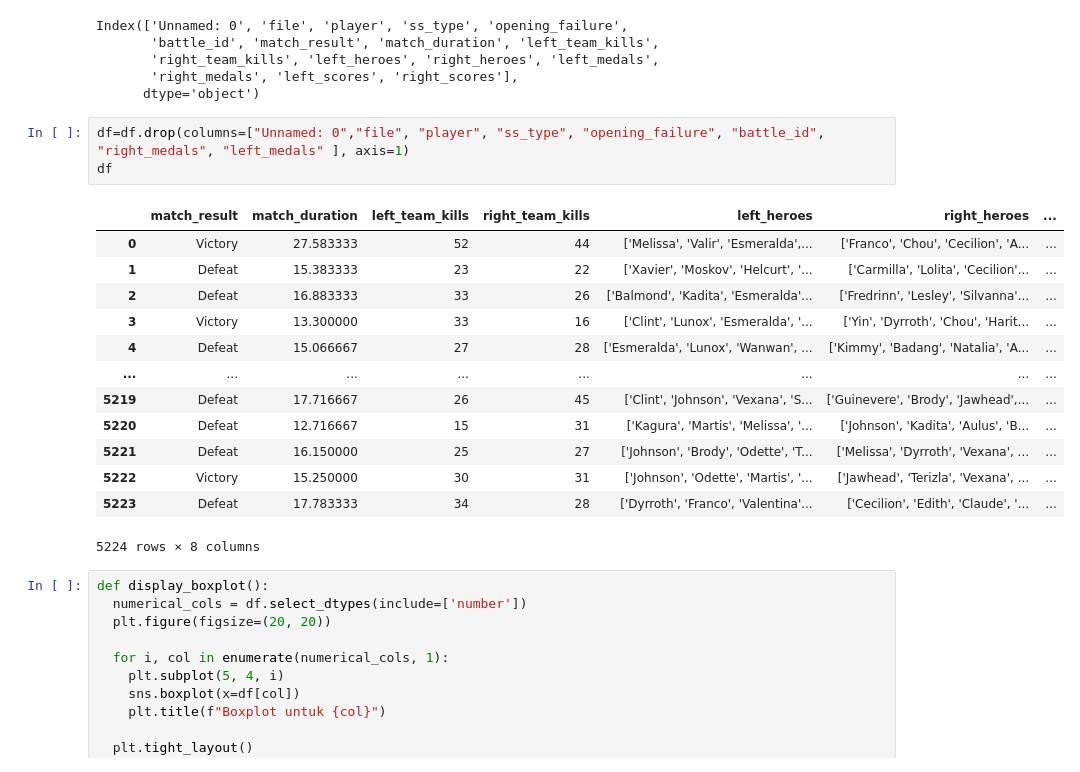
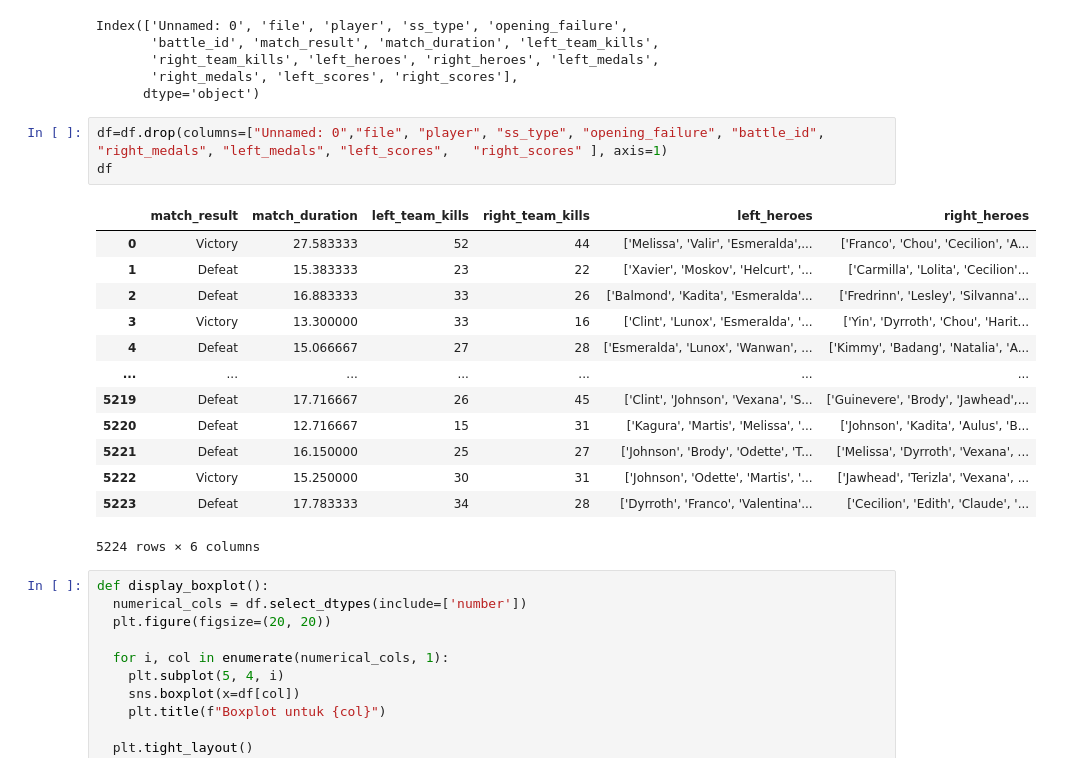
Before and after one commit to renasyan/datmin-tubes-mlbb, a Jupyter notebook: TUBES_DATMIN_MOBILE_LEGEND.ipynb, the cells around one changed output. Cells and saved outputs as stored; diff of their text form.

```diff
--- a/TUBES_DATMIN_MOBILE_LEGEND.ipynb
+++ b/TUBES_DATMIN_MOBILE_LEGEND.ipynb
@@ -72,22 +72,22 @@ Index(['Unnamed: 0', 'file', 'player', 'ss_type', 'opening_failure',
        'right_medals', 'left_scores', 'right_scores'],
       dtype='object')
 # %%
-df=df.drop(columns=["Unnamed: 0","file", "player", "ss_type", "opening_failure", "battle_id", "right_medals", "left_medals" ], axis=1)
+df=df.drop(columns=["Unnamed: 0","file", "player", "ss_type", "opening_failure", "battle_id", "right_medals", "left_medals", "left_scores",	"right_scores" ], axis=1)
 df
 # %% [output]
-|  | match_result | match_duration | left_team_kills | right_team_kills | left_heroes | right_heroes | ... |
-| 0 | Victory | 27.583333 | 52 | 44 | ['Melissa', 'Valir', 'Esmeralda',... | ['Franco', 'Chou', 'Cecilion', 'A... | ... |
-| 1 | Defeat | 15.383333 | 23 | 22 | ['Xavier', 'Moskov', 'Helcurt', '... | ['Carmilla', 'Lolita', 'Cecilion'... | ... |
-| 2 | Defeat | 16.883333 | 33 | 26 | ['Balmond', 'Kadita', 'Esmeralda'... | ['Fredrinn', 'Lesley', 'Silvanna'... | ... |
-| 3 | Victory | 13.300000 | 33 | 16 | ['Clint', 'Lunox', 'Esmeralda', '... | ['Yin', 'Dyrroth', 'Chou', 'Harit... | ... |
-| 4 | Defeat | 15.066667 | 27 | 28 | ['Esmeralda', 'Lunox', 'Wanwan', ... | ['Kimmy', 'Badang', 'Natalia', 'A... | ... |
-| ... | ... | ... | ... | ... | ... | ... | ... |
-| 5219 | Defeat | 17.716667 | 26 | 45 | ['Clint', 'Johnson', 'Vexana', 'S... | ['Guinevere', 'Brody', 'Jawhead',... | ... |
-| 5220 | Defeat | 12.716667 | 15 | 31 | ['Kagura', 'Martis', 'Melissa', '... | ['Johnson', 'Kadita', 'Aulus', 'B... | ... |
-| 5221 | Defeat | 16.150000 | 25 | 27 | ['Johnson', 'Brody', 'Odette', 'T... | ['Melissa', 'Dyrroth', 'Vexana', ... | ... |
-| 5222 | Victory | 15.250000 | 30 | 31 | ['Johnson', 'Odette', 'Martis', '... | ['Jawhead', 'Terizla', 'Vexana', ... | ... |
-| 5223 | Defeat | 17.783333 | 34 | 28 | ['Dyrroth', 'Franco', 'Valentina'... | ['Cecilion', 'Edith', 'Claude', '... | ... |
+|  | match_result | match_duration | left_team_kills | right_team_kills | left_heroes | right_heroes |
+| 0 | Victory | 27.583333 | 52 | 44 | ['Melissa', 'Valir', 'Esmeralda',... | ['Franco', 'Chou', 'Cecilion', 'A... |
+| 1 | Defeat | 15.383333 | 23 | 22 | ['Xavier', 'Moskov', 'Helcurt', '... | ['Carmilla', 'Lolita', 'Cecilion'... |
+| 2 | Defeat | 16.883333 | 33 | 26 | ['Balmond', 'Kadita', 'Esmeralda'... | ['Fredrinn', 'Lesley', 'Silvanna'... |
+| 3 | Victory | 13.300000 | 33 | 16 | ['Clint', 'Lunox', 'Esmeralda', '... | ['Yin', 'Dyrroth', 'Chou', 'Harit... |
+| 4 | Defeat | 15.066667 | 27 | 28 | ['Esmeralda', 'Lunox', 'Wanwan', ... | ['Kimmy', 'Badang', 'Natalia', 'A... |
+| ... | ... | ... | ... | ... | ... | ... |
+| 5219 | Defeat | 17.716667 | 26 | 45 | ['Clint', 'Johnson', 'Vexana', 'S... | ['Guinevere', 'Brody', 'Jawhead',... |
+| 5220 | Defeat | 12.716667 | 15 | 31 | ['Kagura', 'Martis', 'Melissa', '... | ['Johnson', 'Kadita', 'Aulus', 'B... |
+| 5221 | Defeat | 16.150000 | 25 | 27 | ['Johnson', 'Brody', 'Odette', 'T... | ['Melissa', 'Dyrroth', 'Vexana', ... |
+| 5222 | Victory | 15.250000 | 30 | 31 | ['Johnson', 'Odette', 'Martis', '... | ['Jawhead', 'Terizla', 'Vexana', ... |
+| 5223 | Defeat | 17.783333 | 34 | 28 | ['Dyrroth', 'Franco', 'Valentina'... | ['Cecilion', 'Edith', 'Claude', '... |
-5224 rows × 8 columns
+5224 rows × 6 columns
 # %%
 def display_boxplot():
   numerical_cols = df.select_dtypes(include=['number'])
```
Also changed, not shown: parts of 14 cells of this notebook.
